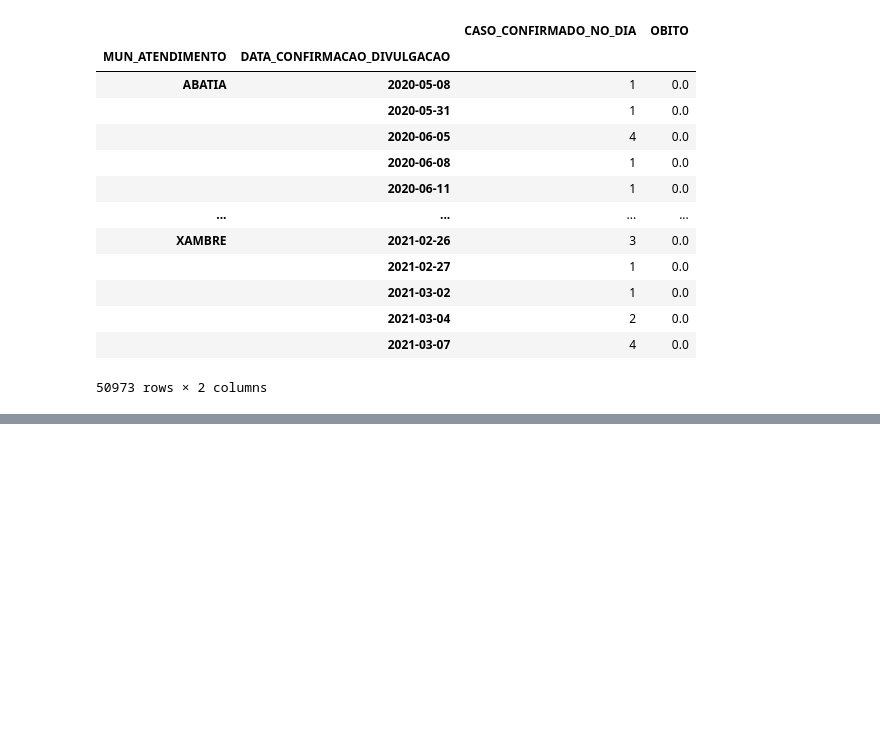
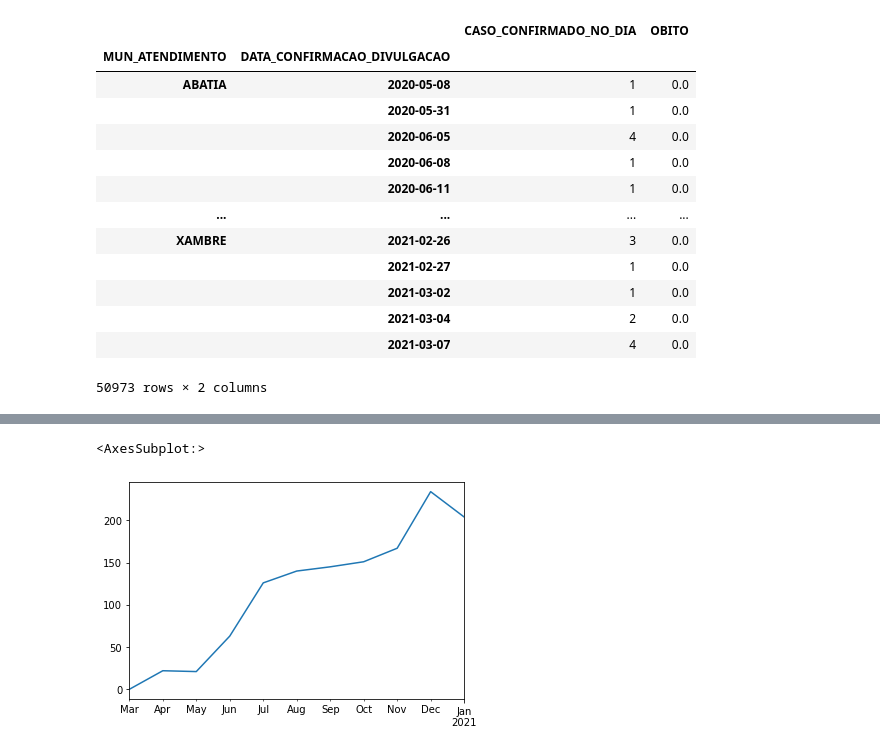
Before and after one commit to ConradBitt/covid_parana, a Jupyter notebook: notebook/Analise_COVID19_PR.ipynb, the cells around one changed output, grey strips where cells are left out. Saved outputs shown, nothing was run; the diff lists cells and outputs as text; code cells hidden in the pictures; blank space fills up the shorter version.

```diff
--- a/notebook/Analise_COVID19_PR.ipynb
+++ b/notebook/Analise_COVID19_PR.ipynb
@@ -220,0 +220,8 @@ def atualiza_dados_anteriores():
+# %%
+uri_internacoes = 'https://raw.githubusercontent.com/ConradBitt/covid_parana/main/dados_recentes/INTERNACOES_TRATAMENTO%20DE%20INFEC%C3%87%C3%83O%20PELO_CORONAVIRUS_COVID%2019.csv'
+# %%
+internacoes = pd.read_csv(uri_internacoes,sep=';',
+ skiprows = 4,
+ skipfooter=14,
+ thousands=',',
+ engine='python', encoding='iso-8859-1')
@@ -220,0 +244,30 @@ def atualiza_dados_anteriores():
+# %%
+def pre_processamento_dados_internacoes(dataframe):
+    from unidecode import unidecode
+    municipios = []
+    for municipio in dataframe['Município']:
+        municipios.append(unidecode(municipio[7:]).upper())
+
+    dataframe['Município'] = municipios
+    dataframe.drop('Total',axis='columns')
+    dataframe = dataframe.T.iloc[:-1]
+    index = [
+        'MUN_ATENDIMENTO', '2020-03', '2020-04',
+        '2020-05', '2020-06', '2020-07',
+        '2020-08', '2020-09', '2020-10',
+        '2020-11', '2020-12', '2021-01'
+        ]
+
+    dataframe.index = index
+    dataframe = dataframe.T
+    dataframe = dataframe.set_index('MUN_ATENDIMENTO')
+    dataframe = dataframe.replace('-',0).astype(int)
+    dataframe.columns = pd.to_datetime(dataframe.columns)
+    return dataframe.T
+# %%
+internacoes = pre_processamento_dados_internacoes(internacoes)
+# %%
+internacoes['PONTA GROSSA'].plot()
+# %% [output]
+<AxesSubplot:>
+[figure, added]
```
Also changed, not shown: parts of 4 cells of this notebook, 1 other file.
